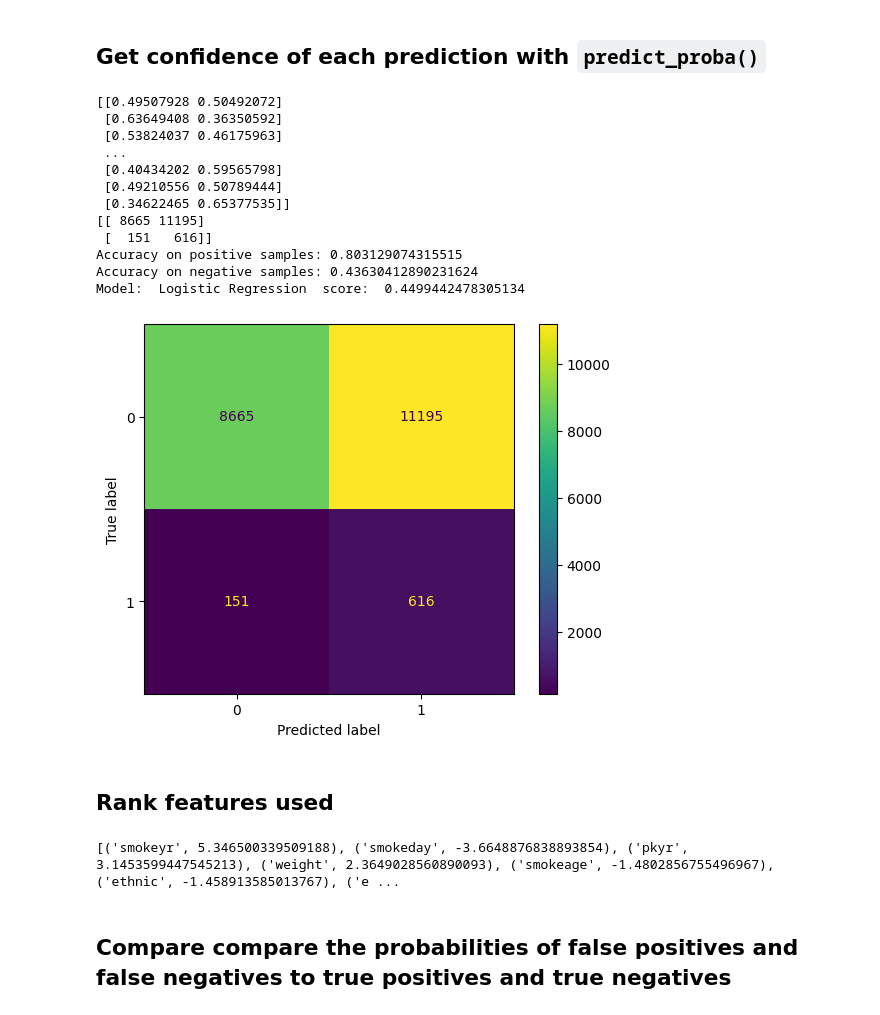
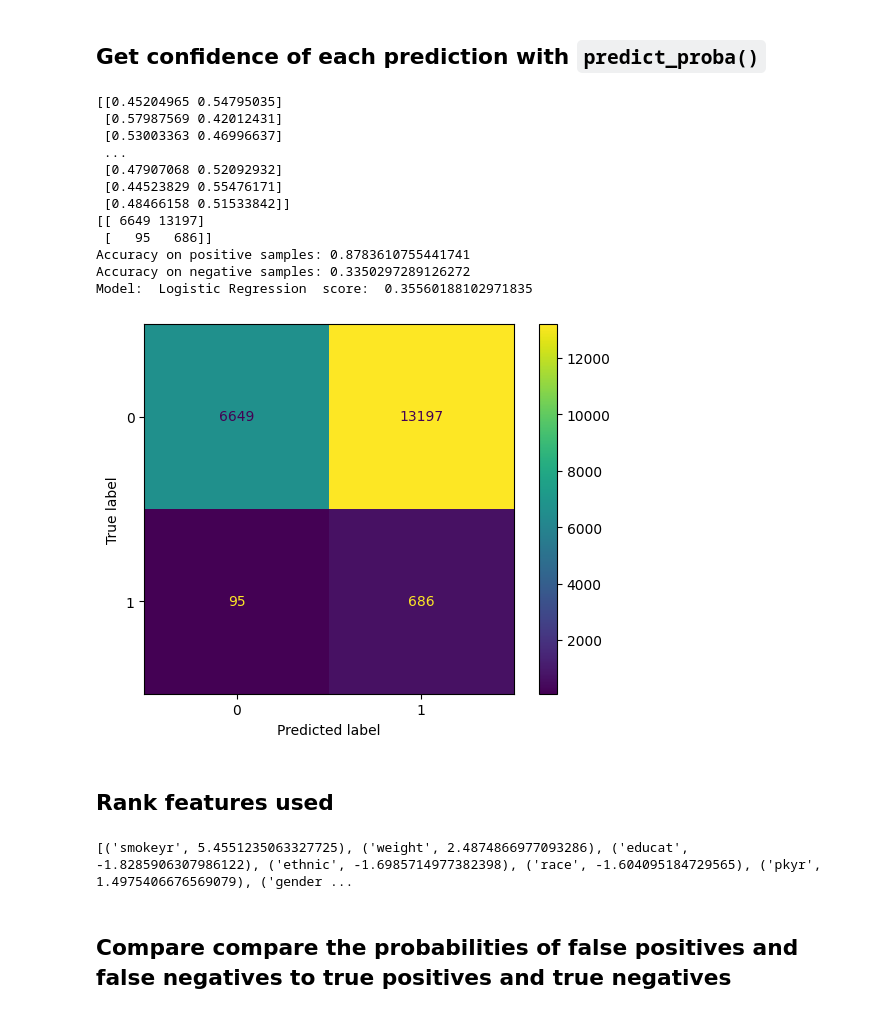
Before and after one commit to wkenned1/codespaces-jupyter, a Jupyter notebook: notebooks/risk-factor-classifier.ipynb, the cells around one changed output. Cells and saved outputs as stored; diff of their text form; code cells hidden in the pictures.

Commit message:
Test confidence ranges for predictions

```diff
--- a/notebooks/risk-factor-classifier.ipynb
+++ b/notebooks/risk-factor-classifier.ipynb
@@ -20,7 +20,8 @@ print("positive: ", len(df['lung_cancer'].loc[df['lung_cancer'] == 1].to_list())
 
 # Features
 features_demographic = ['age', 'weight', 'height', 'gender', 'educat', 'ethnic', 'race']
-features_smoking = ["cigar","cigsmok","pipe","pkyr","smokeage","smokeday","smokelive","smokework","smokeyr"]
+# features_smoking = ["cigar","cigsmok","pipe","pkyr","smokeage","smokeday","smokelive","smokework","smokeyr"]
+features_smoking = ["cigar","cigsmok","pipe","pkyr","smokelive","smokework","smokeyr"]
 features_screening = ['num_screens']
 features_follow_up_procedures = ["biop0","biop1","biop2","bioplc","invas0","invas1","invas2","invaslc","medcomp0","medcomp1","medcomp2","medcomplc","mra_stat0","mra_stat1","mra_stat2","no_proc_reas0","no_proc_reas1","no_proc_reas2","proc0","proc1","proc2"]
 features_work_history = ["resasbe","resbaki","resbutc","reschem","resfarm","resfire","resflou","resfoun","reshard","respain","ressand","resweld","wrkasbe","wrkbaki","wrkbutc","wrkchem","wrkcoal","wrkcott","wrkfarm","wrkfire","wrkflou","wrkfoun","wrkhard","wrkpain","wrksand","wrkweld"]
@@ -439,46 +440,50 @@ clf = make_pipeline(
     # ADASYN(),
     m
 )
 
 # clf = m = SVC(kernel="linear", C=0.025, random_state=42, probability=True)
 # clf = make_pipeline(StandardScaler(), clf)
 clf.fit(normalize(X_train), y_train)
 
 with open('screening_classifier.pkl','wb') as f:
   pickle.dump(clf,f)
 
 y_pred = clf.predict(normalize(X_test))
 y_pred_prob = clf.predict_proba(normalize(X_test))
 
 print(y_pred_prob)
 
 # skew results
 for i in range(len(y_pred)):
-  if y_pred[i] == 0 and y_pred_prob[i][0] <= 0.52:
+  if y_pred[i] == 0 and y_pred_prob[i][0] <= 0.53:
     y_pred[i] = 1
+
+# for i in range(len(y_pred)):
+#   if y_pred[i] == 1 and y_pred_prob[i][1] <= 0.53:
+#     y_pred[i] = 0
 
 score = accuracy_score(y_test, y_pred)
 conf_matrix = confusion_matrix(y_test, y_pred)
 print(conf_matrix)
 print(f"Accuracy on positive samples: {conf_matrix[1][1] / (conf_matrix[1][0] + conf_matrix[1][1])}")
 print(f"Accuracy on negative samples: {conf_matrix[0][0] / (conf_matrix[0][0] + conf_matrix[0][1])}")
 disp = ConfusionMatrixDisplay(confusion_matrix=conf_matrix, display_labels=clf.classes_)
 disp.plot()
 print("Model: ", "Logistic Regression", " score: ", score)
 # %% [output]
-[[0.49507928 0.50492072]
- [0.63649408 0.36350592]
- [0.53824037 0.46175963]
+[[0.45204965 0.54795035]
+ [0.57987569 0.42012431]
+ [0.53003363 0.46996637]
  ...
- [0.40434202 0.59565798]
- [0.49210556 0.50789444]
- [0.34622465 0.65377535]]
-[[ 8665 11195]
- [  151   616]]
-Accuracy on positive samples: 0.803129074315515
-Accuracy on negative samples: 0.43630412890231624
-Model:  Logistic Regression  score:  0.4499442478305134
+ [0.47907068 0.52092932]
+ [0.44523829 0.55476171]
+ [0.48466158 0.51533842]]
+[[ 6649 13197]
+ [   95   686]]
+Accuracy on positive samples: 0.8783610755441741
+Accuracy on negative samples: 0.3350297289126272
+Model:  Logistic Regression  score:  0.35560188102971835
-[figure, old version]
+[figure, new version]
 # %% [markdown]
 ## Rank features used
 # %%
@@ -493,7 +498,7 @@ feature_ranks = sorted(labels_coef, key=lambda x: abs(x[1]), reverse=True)
 
 print(feature_ranks)
 # %% [output]
-[('smokeyr', 5.346500339509188), ('smokeday', -3.6648876838893854), ('pkyr', 3.1453599447545213), ('weight', 2.3649028560890093), ('smokeage', -1.4802856755496967), ('ethnic', -1.458913585013767), ('e ...
+[('smokeyr', 5.4551235063327725), ('weight', 2.4874866977093286), ('educat', -1.8285906307986122), ('ethnic', -1.6985714977382398), ('race', -1.604095184729565), ('pkyr', 1.4975406676569079), ('gender ...
 # %% [markdown]
 ## Compare compare the probabilities of false positives and false negatives to true positives and true negatives
 # %%
```
Also changed, not shown: parts of 11 cells of this notebook, 1 other file.
